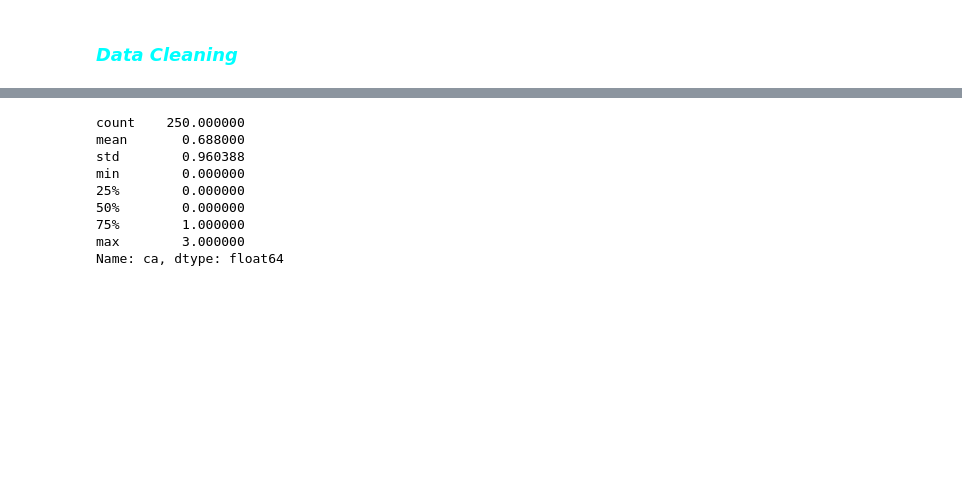
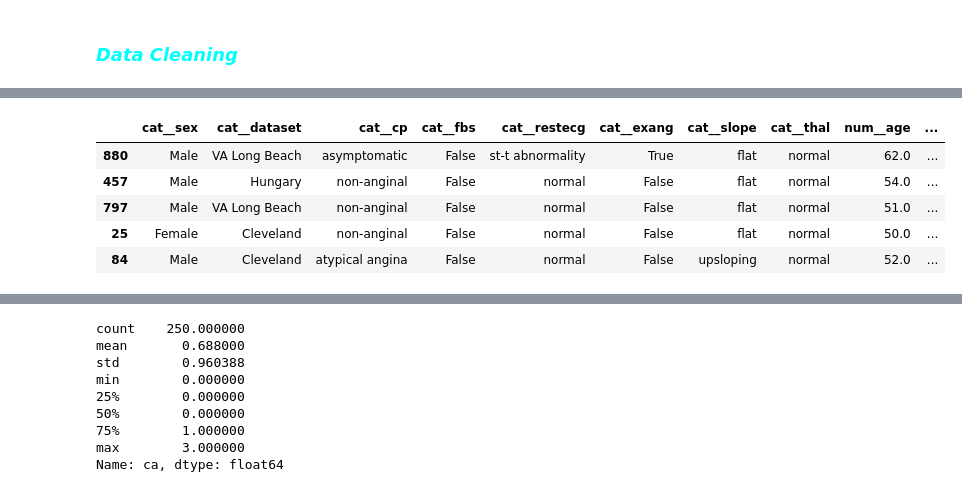
Before and after one commit to SumanGouda/Scikit-Learn-, a Jupyter notebook: PROJECT/HEART DISEASE/heart_disease_predictor.ipynb, the cells around one changed output, grey strips where cells are left out. Cells and saved outputs as stored; diff of their text form; code cells hidden in the pictures; blank space fills up the shorter version.

Commit message:
worked on the data processing of heart disease project file

```diff
--- a/PROJECT/HEART DISEASE/heart_disease_predictor.ipynb
+++ b/PROJECT/HEART DISEASE/heart_disease_predictor.ipynb
@@ -173 +28,36 @@ df_encoded
+# %%
+df = pd.read_csv('https://raw.githubusercontent.com/SumanGouda/Scikit-Learn-/refs/heads/main/PROJECT/HEART%20DISEASE/heart_disease_uci.csv')
+
+categorical_cols = ['sex', 'dataset', 'cp', 'fbs', 'restecg', 'exang', 'slope', 'thal']
+numerical_cols = ['age', 'trestbps', 'chol', 'thalch', 'oldpeak', 'ca']
+zero_nan_cols = ['chol']
+log_cols = ['chol', 'ca']
+ordinal_columns = ['cp', 'restecg', 'slope', 'thal']
+normal_cat_cols = ['sex', 'dataset', 'fbs', 'exang']
+
+X = df[categorical_cols + numerical_cols]
+y = df['num']
+# %%
+from sklearn.base import BaseEstimator, TransformerMixin, OneToOneFeatureMixin
+
+class LogTransformer(OneToOneFeatureMixin, BaseEstimator, TransformerMixin):
+    def fit(self, X, y=None):
+        return self  # Does nothing during fitting
+
+    def transform(self, X):
+        return np.log1p(X)  # Applies log(1 + x) to each value
+
+class ZeroToNanTransformer(OneToOneFeatureMixin, BaseEstimator, TransformerMixin):
+    def __init__(self, columns=None):
+        self.columns = columns  # List of columns to process (e.g., ['chol', 'ca'])
+
+    def fit(self, X, y=None):
+        return self  # No fitting required
+
+    def transform(self, X):
+        X = X.copy()
+        if self.columns:
+            for col in self.columns:
+                X[col] = X[col].replace(0, np.nan)  # Replace 0 with NaN
+        return X
 # %%
@@ -219,0 +116,17 @@ trf4 = ColumnTransformer([
+# %%
+pipe.fit(X_train, y_train)
+y_pred = pipe.predict(X_test)
+accuracy = accuracy_score(y_test, y_pred)
+print("Accuracy:", accuracy)
+# %%
+trf2_X_transformed = trf2.fit_transform(X_train)
+
+# Display first 5 rows
+trf2_X_transformed.head()
+# %% [output]
+|  | cat__sex | cat__dataset | cat__cp | cat__fbs | cat__restecg | cat__exang | cat__slope | cat__thal | num__age | ... |
+| 880 | Male | VA Long Beach | asymptomatic | False | st-t abnormality | True | flat | normal | 62.0 | ... |
+| 457 | Male | Hungary | non-anginal | False | normal | False | flat | normal | 54.0 | ... |
+| 797 | Male | VA Long Beach | non-anginal | False | normal | False | flat | normal | 51.0 | ... |
+| 25 | Female | Cleveland | non-anginal | False | normal | False | flat | normal | 50.0 | ... |
+| 84 | Male | Cleveland | atypical angina | False | normal | False | upsloping | normal | 52.0 | ... |
```
Also changed, not shown: parts of 24 cells of this notebook, 1 other file.
